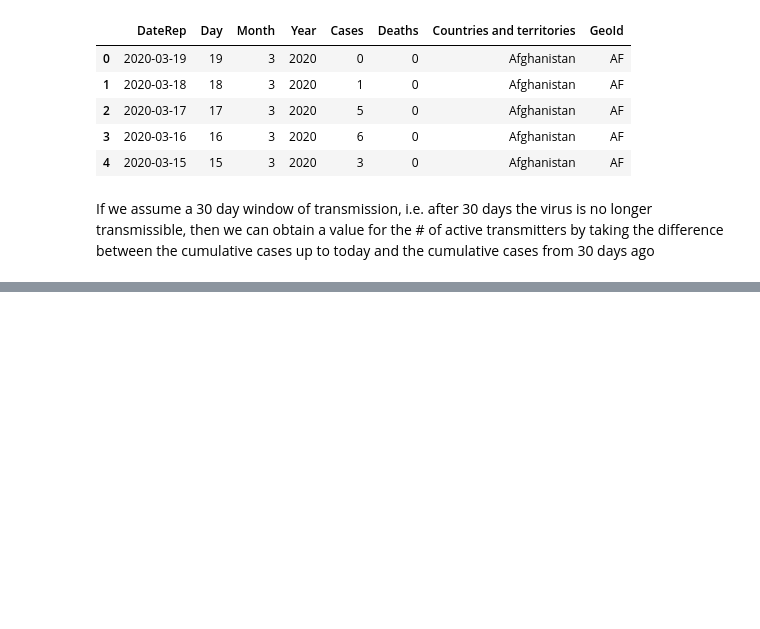
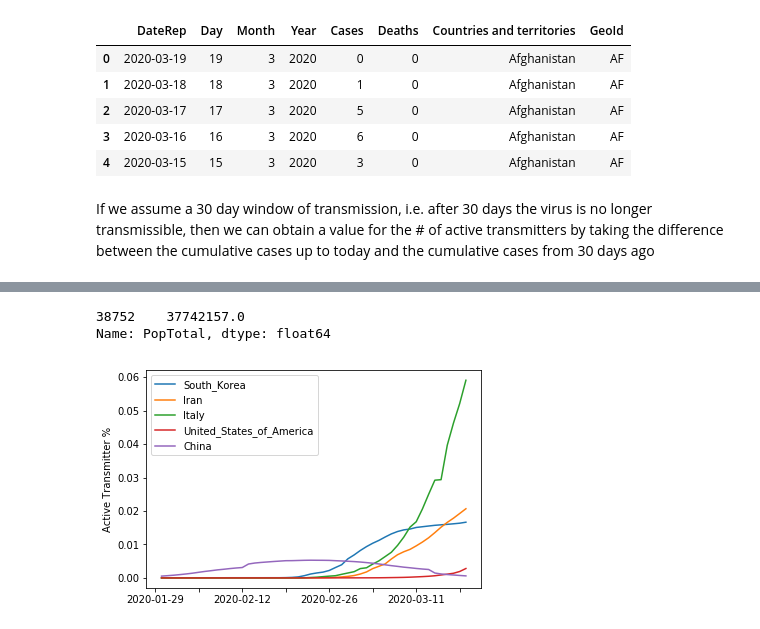
Before and after one commit to Mark-Kramer/covid_analysis, a Jupyter notebook: ActiveTransmitterAnalysis.ipynb, the cells around one changed output, grey strips where cells are left out. Saved outputs shown, nothing was run; the diff lists cells and outputs as text; code cells hidden in the pictures; blank space fills up the shorter version.

```diff
--- a/ActiveTransmitterAnalysis.ipynb
+++ b/ActiveTransmitterAnalysis.ipynb
@@ -64,0 +75,34 @@ plt.show()
+# %%
+world_pop = pd.read_csv('world_population.csv')
+world_pop_2020 = world_pop[world_pop['Time']==2020]
+world_pop = world_pop_2020[world_pop_2020['Variant']=='Medium']
+world_pop[world_pop['Location']=='Canada']['PopTotal']*1000
+# %% [output]
+38752    37742157.0
+Name: PopTotal, dtype: float64
+# %%
+Countries = list(name_dict.keys())
+fig, ax = plt.subplots()
+for c in Countries:
+    NationPop = world_pop[world_pop['Location']==name_dict[c]]['PopTotal']*1000
+    NationPop = list(NationPop)[0]
+    # find all rows corresponding to country c
+    DF = dat[dat['Countries and territories']==c].sort_values('DateRep')
+
+    # cumulative sum of cases - cumulative sum of cases 30 days ago
+    # i.e. all new cases from the past 30 days
+    DF['DiffCases'] = DF['Cases'].cumsum().diff(30)
+    DF = DF[['DateRep','DiffCases']].dropna()
+    DF['FracPop'] = DF['DiffCases']/NationPop*100
+    plt.plot(DF['DateRep'],DF['FracPop'])
+
+    # only show every other date tick (avoid clutter)
+    every_nth = 2
+    for n, label in enumerate(ax.xaxis.get_ticklabels()):
+        if n % every_nth != 0:
+            label.set_visible(False)
+plt.legend(Countries)
+plt.ylabel('Active Transmitter %')
+plt.show()
+# %% [output]
+[figure, added]
```
Also changed, not shown: parts of 8 cells of this notebook, 1 other file.
